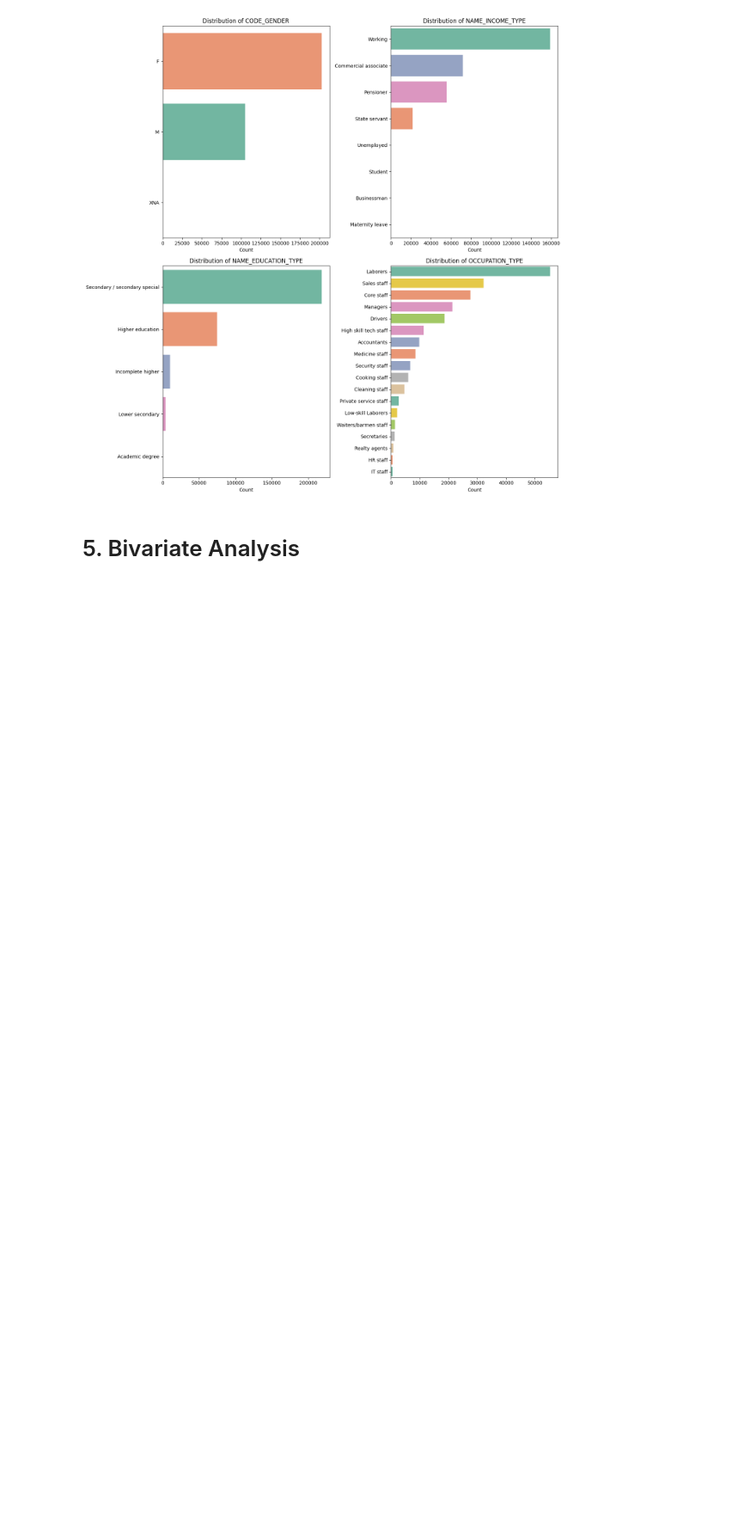
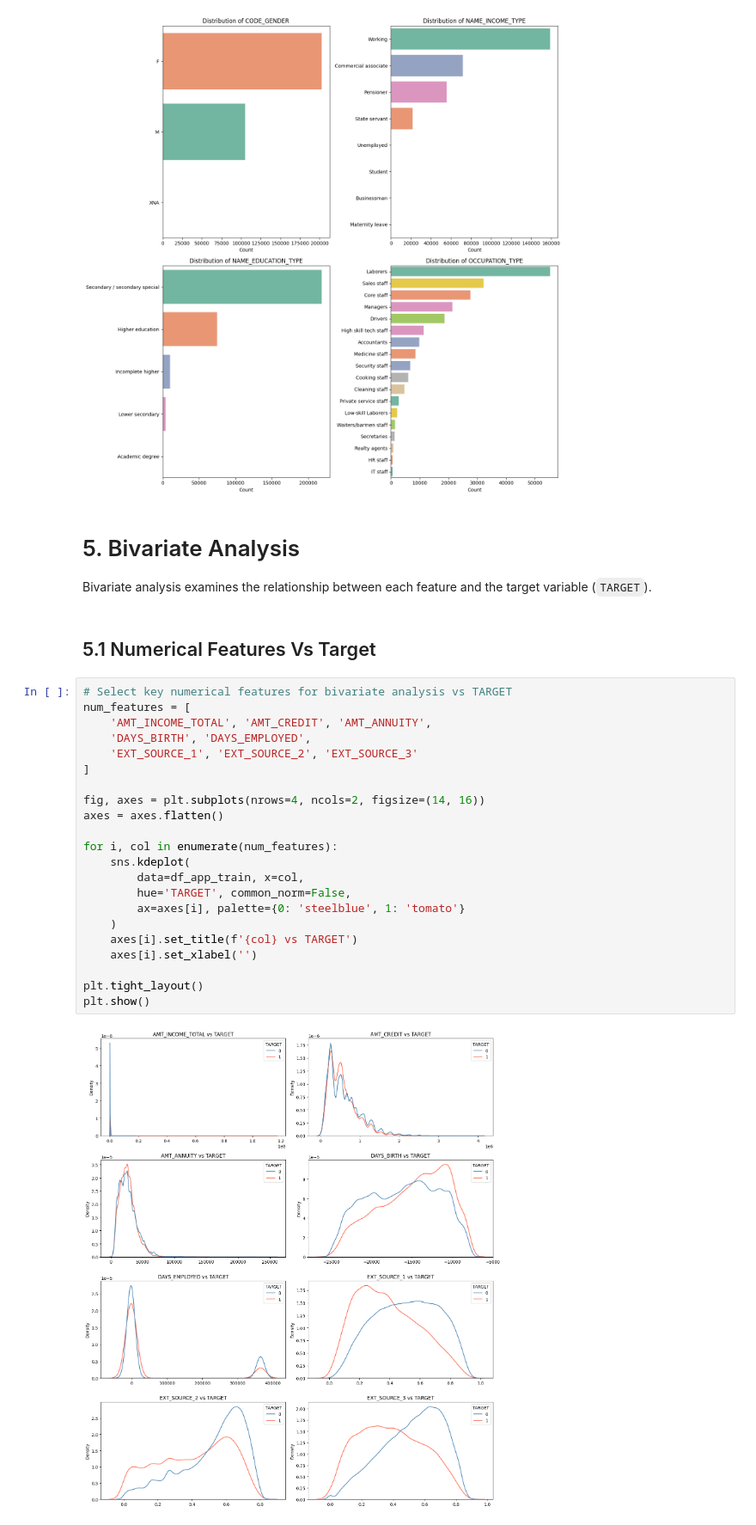
Before and after one commit to oknardo/Home_Credit_Scorecard_Model, a Jupyter notebook: EDA_application_train.ipynb, the cells around one changed output. Shown at 86% size. Cells and saved outputs as stored; diff of their text form; blank space fills up the shorter version.

Commit message:
Update EDA: Bivar Any, Num Target

```diff
--- a/EDA_application_train.ipynb
+++ b/EDA_application_train.ipynb
@@ -676,3 +676,31 @@ plt.show()
 [figure]
 # %% [markdown]
 # 5. Bivariate Analysis
+
+Bivariate analysis examines the relationship between each feature and the target variable (`TARGET`).
+# %% [markdown]
+## 5.1 Numerical Features Vs Target
+# %%
+# Select key numerical features for bivariate analysis vs TARGET
+num_features = [
+    'AMT_INCOME_TOTAL', 'AMT_CREDIT', 'AMT_ANNUITY',
+    'DAYS_BIRTH', 'DAYS_EMPLOYED',
+    'EXT_SOURCE_1', 'EXT_SOURCE_2', 'EXT_SOURCE_3'
+]
+
+fig, axes = plt.subplots(nrows=4, ncols=2, figsize=(14, 16))
+axes = axes.flatten()
+
+for i, col in enumerate(num_features):
+    sns.kdeplot(
+        data=df_app_train, x=col,
+        hue='TARGET', common_norm=False,
+        ax=axes[i], palette={0: 'steelblue', 1: 'tomato'}
+    )
+    axes[i].set_title(f'{col} vs TARGET')
+    axes[i].set_xlabel('')
+
+plt.tight_layout()
+plt.show()
+# %% [output]
+[figure, added]
```
Also changed, not shown: parts of 4 cells of this notebook.
